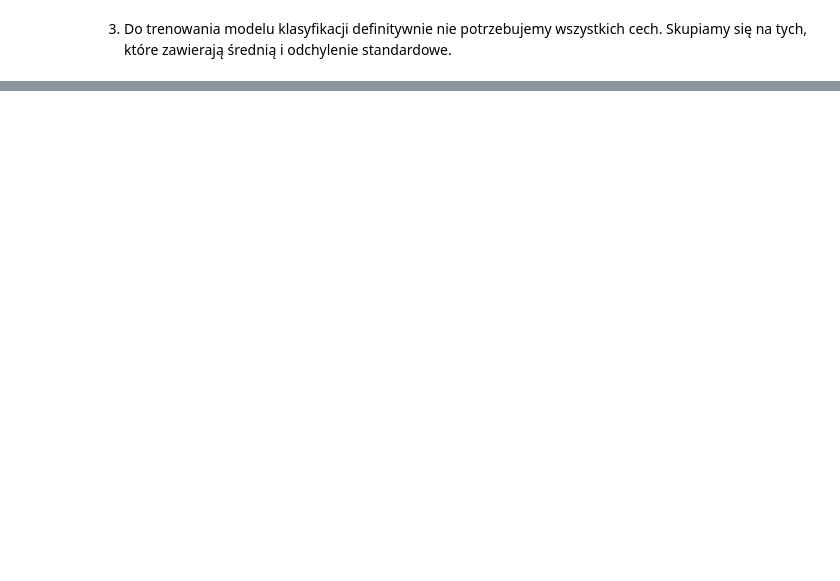
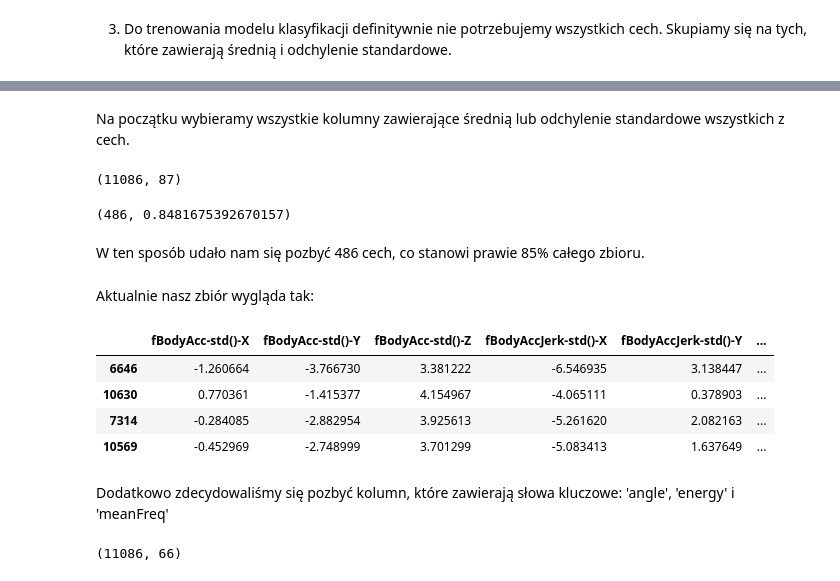
Before and after one commit to Bart63/BHL-2021-AI, a Jupyter notebook: print-u0001f40d.ipynb, the cells around one changed output, grey strips where cells are left out. Cells and saved outputs as stored; diff of their text form; code cells hidden in the pictures; blank space fills up the shorter version.

```diff
--- a/print-u0001f40d.ipynb
+++ b/print-u0001f40d.ipynb
@@ -61,0 +67,28 @@ df.subject.nunique()
+# %% [markdown]
+Na początku wybieramy wszystkie kolumny zawierające średnią lub odchylenie standardowe wszystkich z cech.
+# %%
+mean_cols = [col for col in df.columns if 'mean' in col or 'Mean' in col]
+std_cols = [col for col in df.columns if 'std' in col or 'Std' in col]
+
+df = pd.concat([df[std_cols], df[mean_cols]], axis = 1)
+df.shape
+# %% [output]
+(11086, 87)
+# %%
+573-87, (573-87)/573
+# %% [output]
+(486, 0.8481675392670157)
+# %% [markdown]
+W ten sposób udało nam się pozbyć 486 cech, co stanowi prawie 85% całego zbioru.
+# %% [markdown]
+Aktualnie nasz zbiór wygląda tak:
+# %%
+df.sample(4)
+# %% [output]
+|  | fBodyAcc-std()-X | fBodyAcc-std()-Y | fBodyAcc-std()-Z | fBodyAccJerk-std()-X | fBodyAccJerk-std()-Y | ... |
+| 6646 | -1.260664 | -3.766730 | 3.381222 | -6.546935 | 3.138447 | ... |
+| 10630 | 0.770361 | -1.415377 | 4.154967 | -4.065111 | 0.378903 | ... |
+| 7314 | -0.284085 | -2.882954 | 3.925613 | -5.261620 | 2.082163 | ... |
+| 10569 | -0.452969 | -2.748999 | 3.701299 | -5.083413 | 1.637649 | ... |
+# %% [markdown]
+Dodatkowo zdecydowaliśmy się pozbyć kolumn, które zawierają słowa kluczowe: 'angle', 'energy' i 'meanFreq'
@@ -61,0 +102,4 @@ df.subject.nunique()
+# %%
+df.shape
+# %% [output]
+(11086, 66)
```
Also changed, not shown: parts of 16 cells of this notebook.
